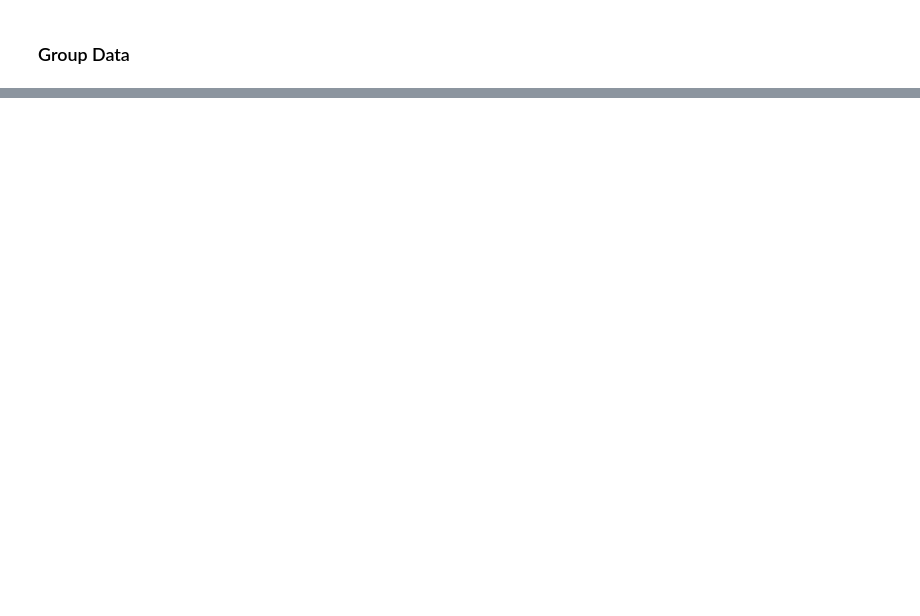
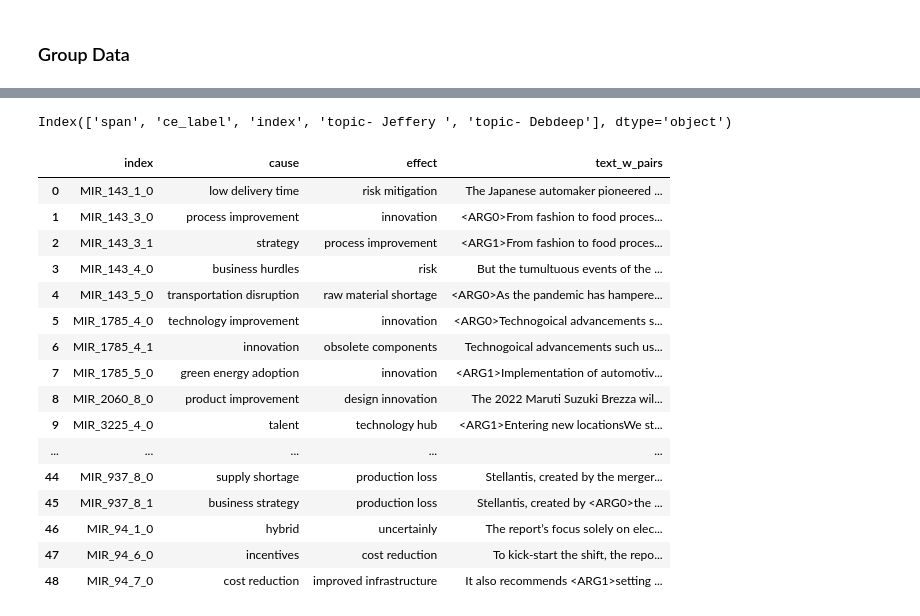
Before and after one commit to pauldebdeep9/Panasonic-IDS, a Jupyter notebook: notebooks/Format Annotated Data.ipynb, the cells around one changed output, grey strips where cells are left out. Cells and saved outputs as stored; diff of their text form; code cells hidden in the pictures; blank space fills up the shorter version.

```diff
--- a/notebooks/Format Annotated Data.ipynb
+++ b/notebooks/Format Annotated Data.ipynb
@@ -321,0 +364,4 @@ grouped_ref.to_csv(os.path.join(r'D:\66 CausalMap\Panasonic-IDS\data','MIR_annot
+# %%
+data = pd.read_csv(r"D:\66 CausalMap\Panasonic-IDS\data\MIR_spantopics.csv")
+data['topic- Debdeep'] = data['topic- Debdeep'].apply(lambda x: str(x).lower())
+data
@@ -321,0 +405,27 @@ grouped_ref.to_csv(os.path.join(r'D:\66 CausalMap\Panasonic-IDS\data','MIR_annot
+# %%
+data.columns
+# %% [output]
+Index(['span', 'ce_label', 'index', 'topic- Jeffery ', 'topic- Debdeep'], dtype='object')
+# %%
+ref = pd.read_csv(os.path.join(r'D:\66 CausalMap\Panasonic-IDS\data','MIR_annotated_adjusted_w_scores.csv'))
+graph_df = pd.pivot_table(data, values='topic- Debdeep', index=['index'], columns=['ce_label'], aggfunc=lambda x: ' '.join(x)).reset_index()
+graph_df = graph_df.merge(ref[['text_w_pairs','index']], how='left', on='index')
+graph_df
+# %% [output]
+|  | index | cause | effect | text_w_pairs |
+| 0 | MIR_143_1_0 | low delivery time | risk mitigation | The Japanese automaker pioneered ... |
+| 1 | MIR_143_3_0 | process improvement | innovation | <ARG0>From fashion to food proces... |
+| 2 | MIR_143_3_1 | strategy | process improvement | <ARG1>From fashion to food proces... |
+| 3 | MIR_143_4_0 | business hurdles | risk | But the tumultuous events of the ... |
+| 4 | MIR_143_5_0 | transportation disruption | raw material shortage | <ARG0>As the pandemic has hampere... |
+| 5 | MIR_1785_4_0 | technology improvement | innovation | <ARG0>Technogoical advancements s... |
+| 6 | MIR_1785_4_1 | innovation | obsolete components | Technogoical advancements such us... |
+| 7 | MIR_1785_5_0 | green energy adoption | innovation | <ARG1>Implementation of automotiv... |
+| 8 | MIR_2060_8_0 | product improvement | design innovation | The 2022 Maruti Suzuki Brezza wil... |
+| 9 | MIR_3225_4_0 | talent | technology hub | <ARG1>Entering new locationsWe st... |
+| ... | ... | ... | ... | ... |
+| 44 | MIR_937_8_0 | supply shortage | production loss | Stellantis, created by the merger... |
+| 45 | MIR_937_8_1 | business strategy | production loss | Stellantis, created by <ARG0>the ... |
+| 46 | MIR_94_1_0 | hybrid | uncertainly | The report’s focus solely on elec... |
+| 47 | MIR_94_6_0 | incentives | cost reduction | To kick-start the shift, the repo... |
+| 48 | MIR_94_7_0 | cost reduction | improved infrastructure | It also recommends <ARG1>setting ... |
```
Also changed, not shown: parts of 18 cells of this notebook, 13 other files.
